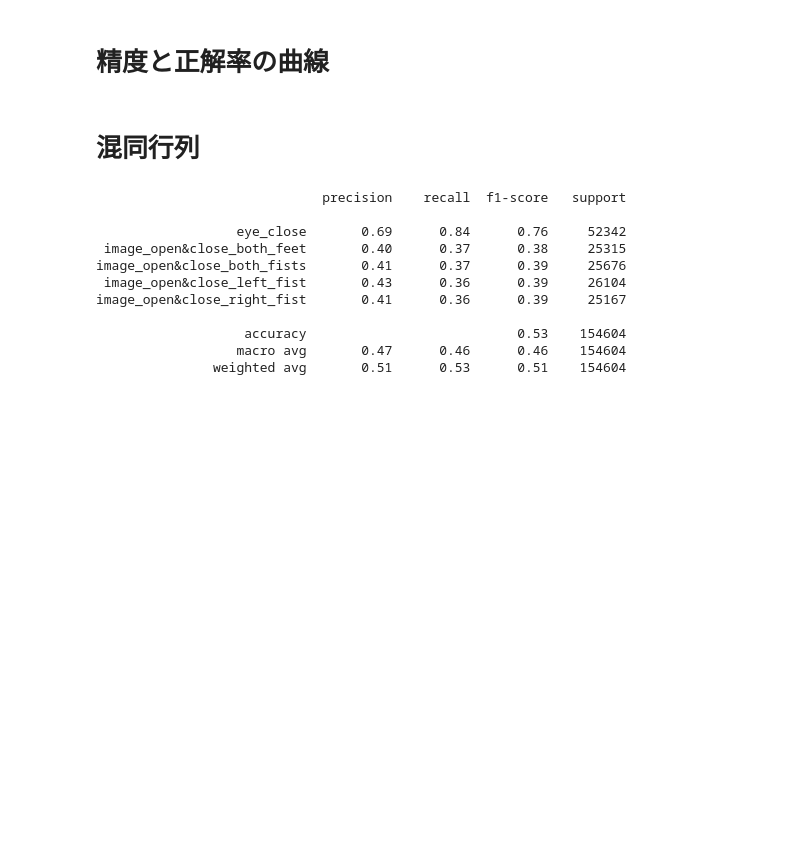
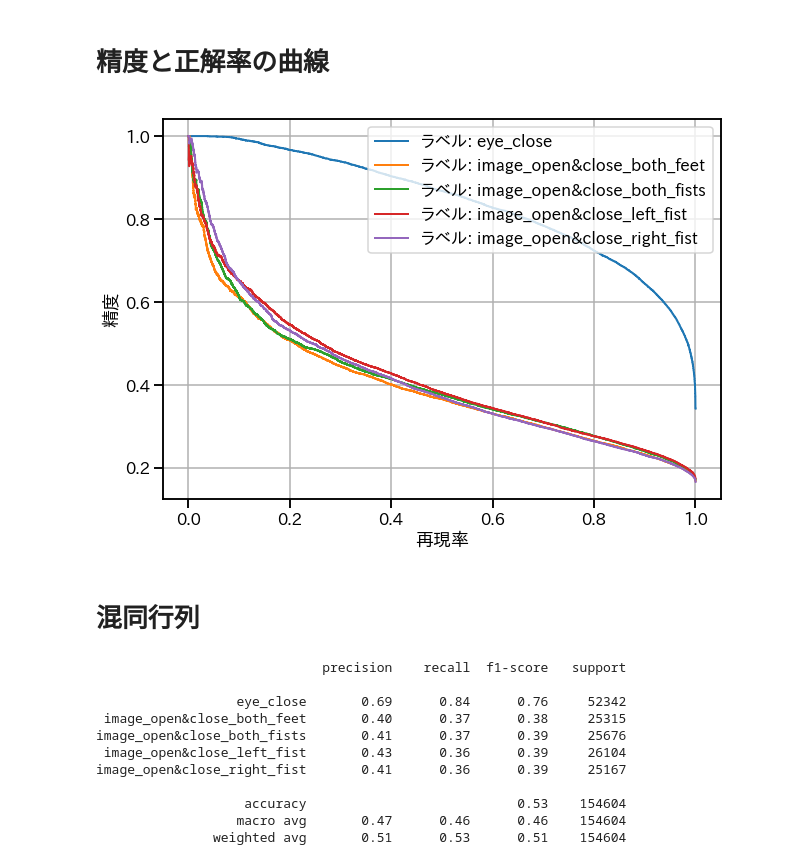
Before and after one commit to amar-enkhbat/graduation_thesis_2019, a Jupyter notebook: keras_eval.ipynb, the cells around one changed output. Drawn from its saved outputs; the diff is of its cells as text; code cells hidden in the pictures; blank space fills up the shorter version.

```diff
--- a/keras_eval.ipynb
+++ b/keras_eval.ipynb
@@ -240,23 +240,25 @@ y_pred_bool = np.argmax(y_pred, axis=1)
 # %%
 import matplotlib.pyplot as plt
 from sklearn.metrics import precision_recall_curve, roc_curve, auc, roc_auc_score
 from scipy import interp
 from itertools import cycle
 lw = 2
 precision = dict()
 recall = dict()
 plt.figure(figsize=(10, 7))
 for i in range(n_labels):
     precision[i], recall[i], _ = precision_recall_curve(y_valid[:, i], y_pred[:, i])
-    plt.plot(recall[i], precision[i], lw=lw, label="class {}".format(ohe.categories_[0][i]))
-plt.xlabel("recall")
-plt.ylabel("precision")
+    plt.plot(recall[i], precision[i], lw=lw, label="ラベル: {}".format(ohe.categories_[0][i]))
+plt.xlabel("再現率")
+plt.ylabel("精度")
 plt.grid()
 plt.legend(loc="best")
-plt.title("precision vs. recall curve")
+# plt.title("精度再現率曲線")
 # plt.savefig(results_path + "/precision_recall_curve", bbox_inches="tight")
 #     plt.clf()
 plt.show()
+# %% [output]
+[figure, added]
 # %% [markdown]
 # 混同行列
 # %%
```
Also changed, not shown: parts of 9 cells of this notebook, 2 other files.
